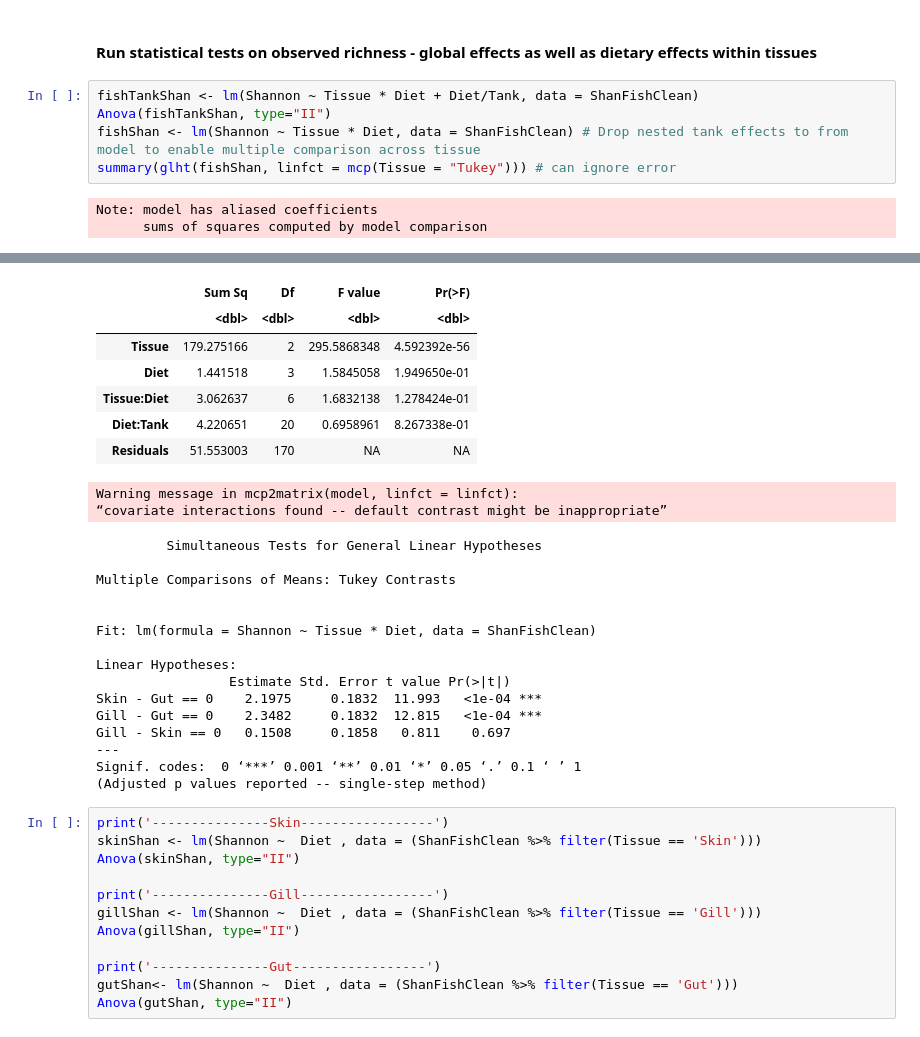
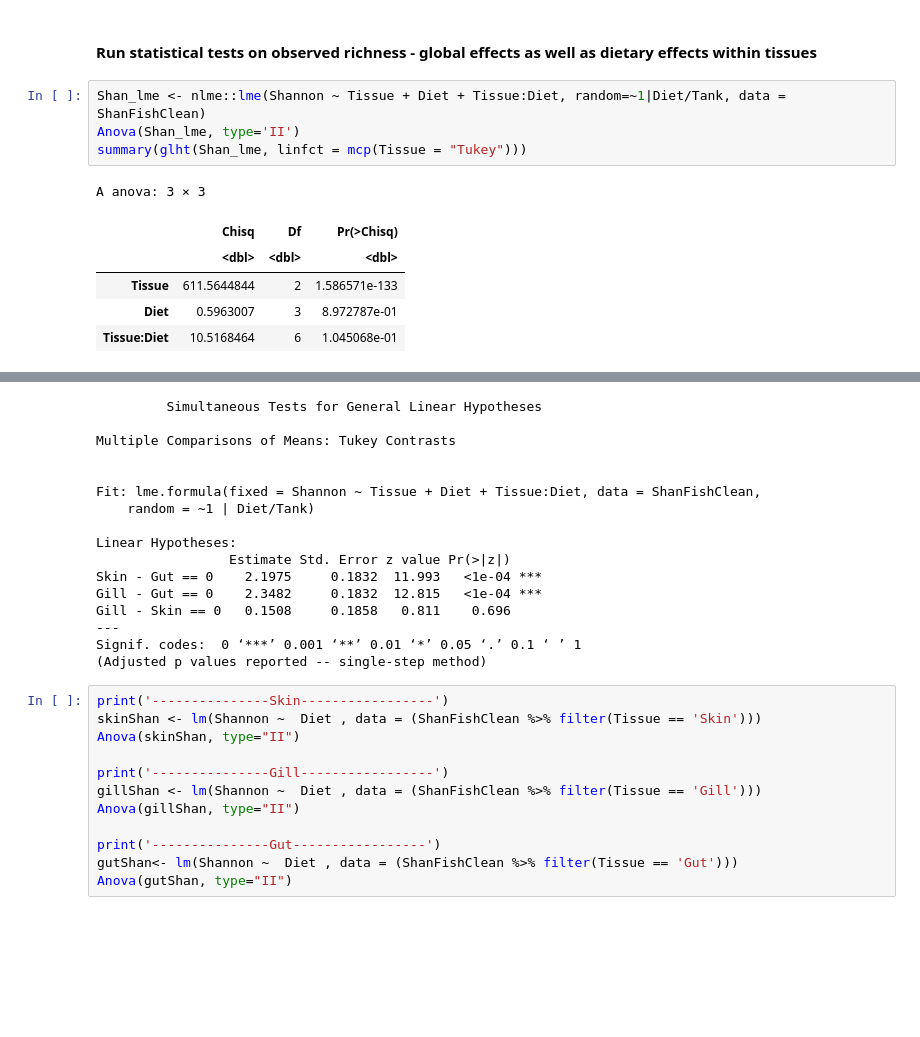
Before and after one commit to jbledsoe/Salsal_TissueMicrobiota, a Jupyter notebook: CompositionalAnalyses.ipynb, the cells around one changed output, grey strips where cells are left out. Cells and saved outputs as stored; diff of their text form; blank space fills up the shorter version.

```diff
--- a/CompositionalAnalyses.ipynb
+++ b/CompositionalAnalyses.ipynb
@@ -1705,10 +1633,13 @@ Joining, by = c("Tissue", "Diet")
 # %% [markdown]
 #### Run statistical tests on observed richness - global effects as well as dietary effects within tissues
 # %%
-fishTankShan <- lm(Shannon ~ Tissue * Diet + Diet/Tank, data = ShanFishClean)
-Anova(fishTankShan, type="II")
-fishShan <- lm(Shannon ~ Tissue * Diet, data = ShanFishClean) # Drop nested tank effects to from model to enable multiple comparison across tissue
-summary(glht(fishShan, linfct = mcp(Tissue = "Tukey"))) # can ignore error
+Shan_lme <- nlme::lme(Shannon ~ Tissue + Diet + Tissue:Diet, random=~1|Diet/Tank, data = ShanFishClean)
+Anova(Shan_lme, type='II')
+summary(glht(Shan_lme, linfct = mcp(Tissue = "Tukey")))
 # %% [output]
-Note: model has aliased coefficients
-      sums of squares computed by model comparison
+A anova: 3 × 3
+|  | Chisq | Df | Pr(>Chisq) |
+|  | <dbl> | <dbl> | <dbl> |
+| Tissue | 611.5644844 | 2 | 1.586571e-133 |
+| Diet | 0.5963007 | 3 | 8.972787e-01 |
+| Tissue:Diet | 10.5168464 | 6 | 1.045068e-01 |
@@ -1716,27 +1648,19 @@ A anova: 5 × 4
-|  | Sum Sq | Df | F value | Pr(>F) |
-|  | <dbl> | <dbl> | <dbl> | <dbl> |
-| Tissue | 179.275166 | 2 | 295.5868348 | 4.592392e-56 |
-| Diet | 1.441518 | 3 | 1.5845058 | 1.949650e-01 |
-| Tissue:Diet | 3.062637 | 6 | 1.6832138 | 1.278424e-01 |
-| Diet:Tank | 4.220651 | 20 | 0.6958961 | 8.267338e-01 |
-| Residuals | 51.553003 | 170 | NA | NA |
-Warning message in mcp2matrix(model, linfct = linfct):
-“covariate interactions found -- default contrast might be inappropriate”
+         Simultaneous Tests for General Linear Hypotheses
+
+Multiple Comparisons of Means: Tukey Contrasts
+
+
+Fit: lme.formula(fixed = Shannon ~ Tissue + Diet + Tissue:Diet, data = ShanFishClean,
+    random = ~1 | Diet/Tank)
+
+Linear Hypotheses:
+                 Estimate Std. Error z value Pr(>|z|)
+Skin - Gut == 0    2.1975     0.1832  11.993   <1e-04 ***
+Gill - Gut == 0    2.3482     0.1832  12.815   <1e-04 ***
+Gill - Skin == 0   0.1508     0.1858   0.811    0.696
+---
+Signif. codes:  0 ‘***’ 0.001 ‘**’ 0.01 ‘*’ 0.05 ‘.’ 0.1 ‘ ’ 1
+(Adjusted p values reported -- single-step method)
-         Simultaneous Tests for General Linear Hypotheses
-
-Multiple Comparisons of Means: Tukey Contrasts
-
-
-Fit: lm(formula = Shannon ~ Tissue * Diet, data = ShanFishClean)
-
-Linear Hypotheses:
-                 Estimate Std. Error t value Pr(>|t|)
-Skin - Gut == 0    2.1975     0.1832  11.993   <1e-04 ***
-Gill - Gut == 0    2.3482     0.1832  12.815   <1e-04 ***
-Gill - Skin == 0   0.1508     0.1858   0.811    0.697
----
-Signif. codes:  0 ‘***’ 0.001 ‘**’ 0.01 ‘*’ 0.05 ‘.’ 0.1 ‘ ’ 1
-(Adjusted p values reported -- single-step method)
 # %%
 print('---------------Skin-----------------')
 skinShan <- lm(Shannon ~  Diet , data = (ShanFishClean %>% filter(Tissue == 'Skin')))
```
Also changed, not shown: parts of 18 cells of this notebook, 3 other files.
